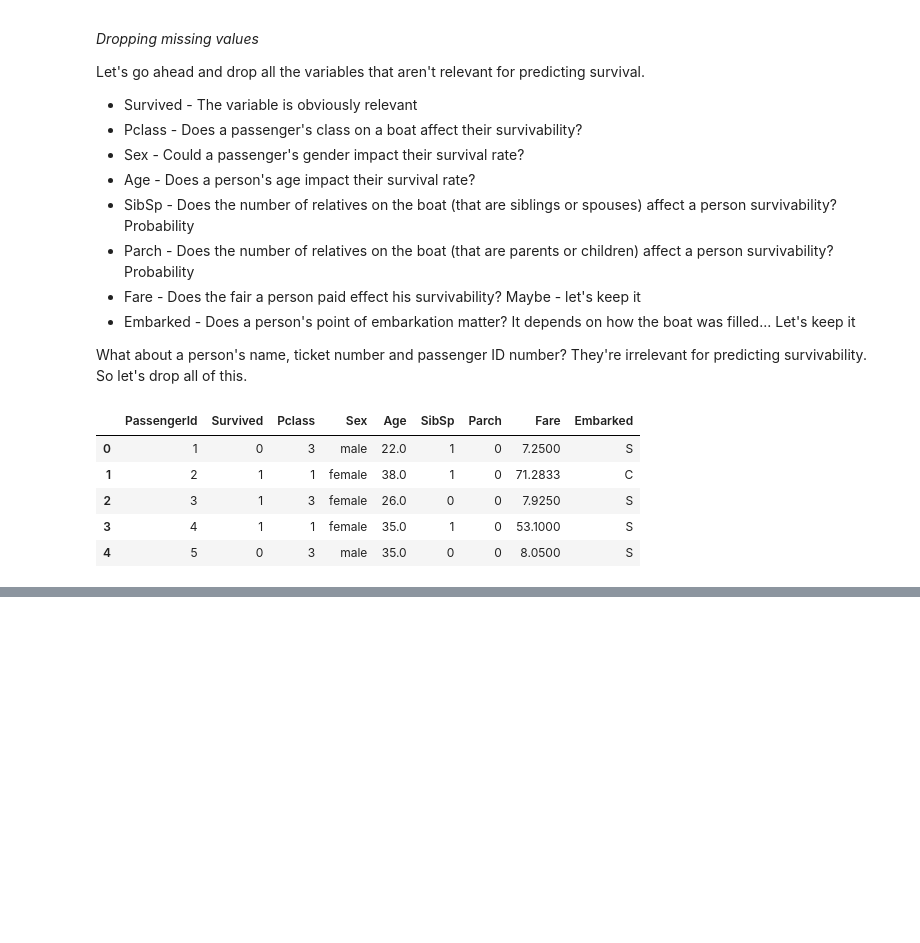
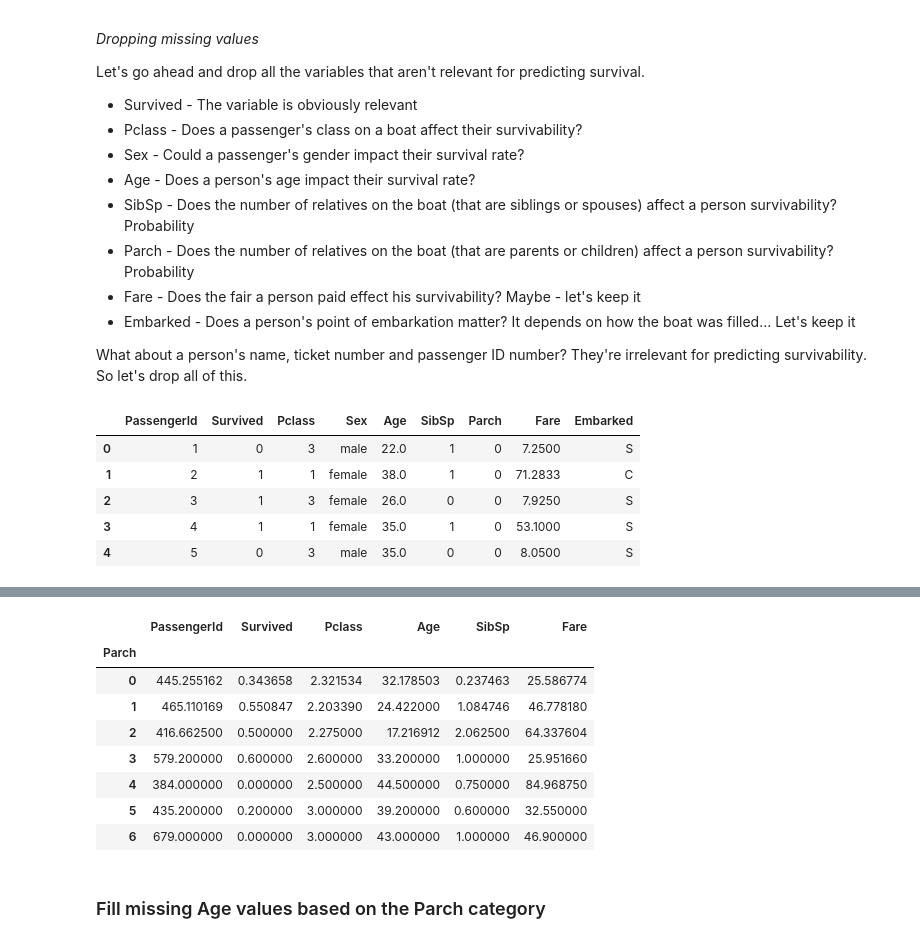
Before and after one commit to gofr1/jupyter-learning, a Jupyter notebook: machine-learning-basics/regression-models/c-logistic-regression.ipynb, the cells around one changed output, grey strips where cells are left out. Cells and saved outputs as stored; diff of their text form; code cells hidden in the pictures; blank space fills up the shorter version.

```diff
--- a/machine-learning-basics/regression-models/c-logistic-regression.ipynb
+++ b/machine-learning-basics/regression-models/c-logistic-regression.ipynb
@@ -148,0 +165,15 @@ titanic_data.head()
+# %%
+parch_groups = titanic_data.groupby(titanic_data.Parch)
+parch_groups.mean()
+# %% [output]
+|  | PassengerId | Survived | Pclass | Age | SibSp | Fare |
+| Parch |  |  |  |  |  |  |
+| 0 | 445.255162 | 0.343658 | 2.321534 | 32.178503 | 0.237463 | 25.586774 |
+| 1 | 465.110169 | 0.550847 | 2.203390 | 24.422000 | 1.084746 | 46.778180 |
+| 2 | 416.662500 | 0.500000 | 2.275000 | 17.216912 | 2.062500 | 64.337604 |
+| 3 | 579.200000 | 0.600000 | 2.600000 | 33.200000 | 1.000000 | 25.951660 |
+| 4 | 384.000000 | 0.000000 | 2.500000 | 44.500000 | 0.750000 | 84.968750 |
+| 5 | 435.200000 | 0.200000 | 3.000000 | 39.200000 | 0.600000 | 32.550000 |
+| 6 | 679.000000 | 0.000000 | 3.000000 | 43.000000 | 1.000000 | 46.900000 |
+# %% [markdown]
+### Fill missing Age values based on the Parch category
```
Also changed, not shown: parts of 9 cells of this notebook.
